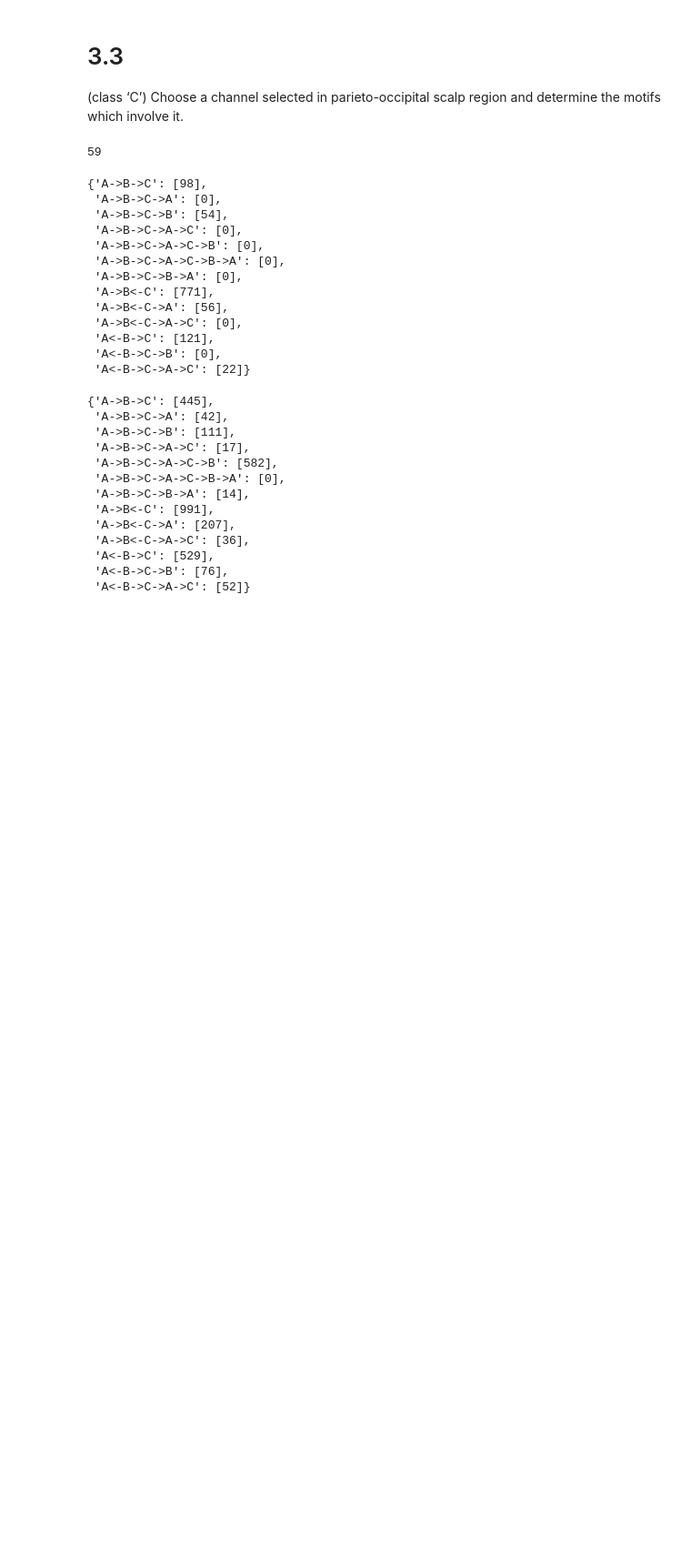
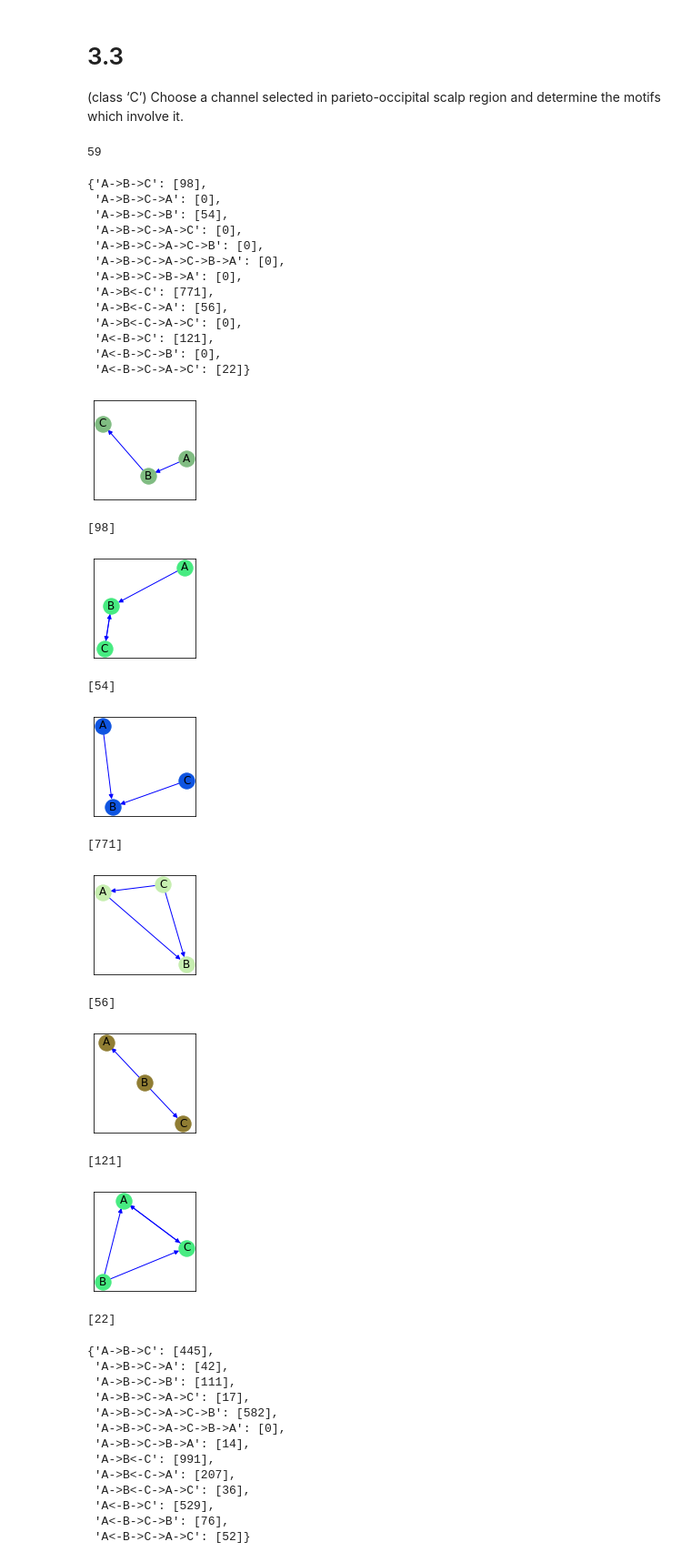
Before and after one commit to dusicastepic/bioinformatics-and-digital-epidemiology, a Jupyter notebook: Bioinformatics/BI_HW 1st and 3rd parts.ipynb, the cells around one changed output. Shown at 91% size. Cells and saved outputs as stored; diff of their text form; code cells hidden in the pictures; blank space fills up the shorter version.

```diff
--- a/Bioinformatics/BI_HW 1st and 3rd parts.ipynb
+++ b/Bioinformatics/BI_HW 1st and 3rd parts.ipynb
@@ -770,6 +770,21 @@ get_freq_po(gg,'Po8')
  'A<-B->C': [121],
  'A<-B->C->B': [0],
  'A<-B->C->A->C': [22]}
+# %%
+sub_graphs(get_freq_po(gg,'Po8'))
+# %% [output]
+[figure, added]
+[98]
+[figure, added]
+[54]
+[figure, added]
+[771]
+[figure, added]
+[56]
+[figure, added]
+[121]
+[figure, added]
+[22]
 # %%
 get_freq_po(gg,'Poz')
 # %% [output]
```
Also changed, not shown: parts of 9 cells of this notebook.
